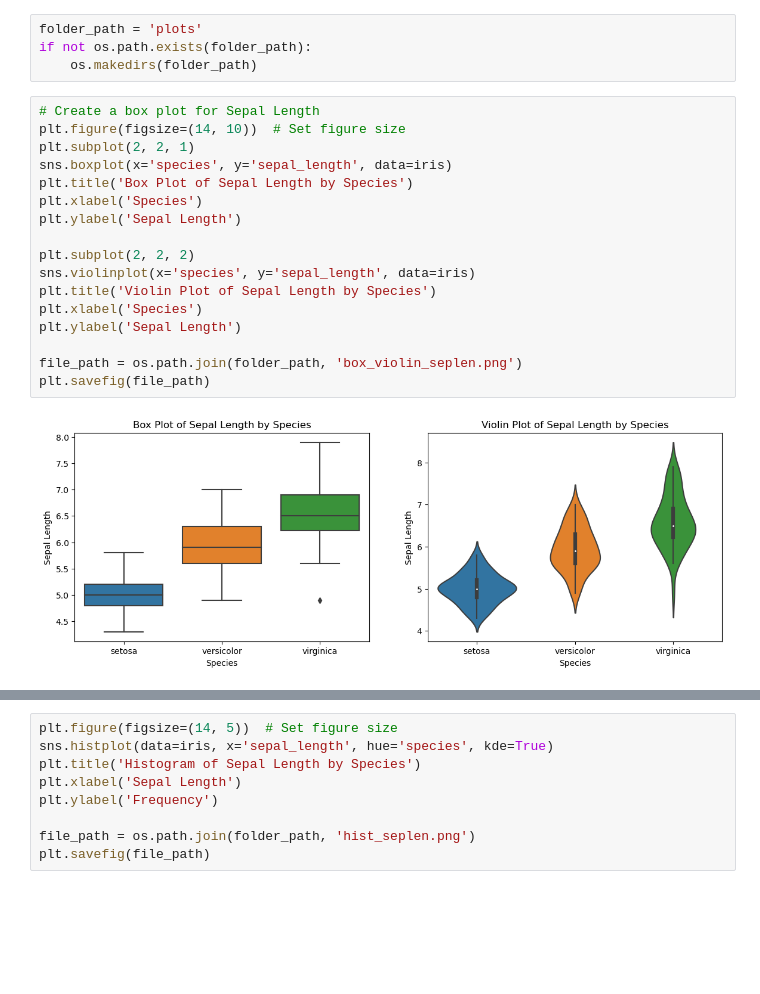
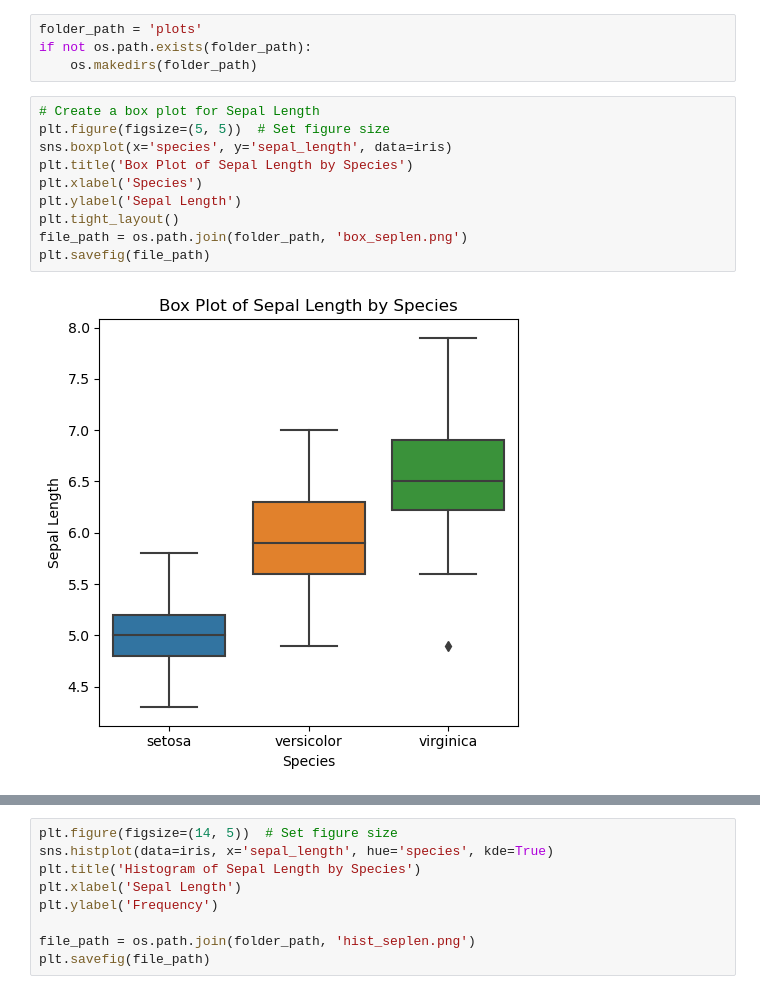
Before and after one commit to nexlanglxm/fundamentals-of-data-analysis, a Jupyter notebook: project.ipynb, the cells around one changed output, grey strips where cells are left out. Drawn from its saved outputs; the diff is of its cells as text; blank space fills up the shorter version.

Commit message:
Clearing some space, changing images

```diff
--- a/project.ipynb
+++ b/project.ipynb
@@ -182,20 +182,13 @@ if not os.path.exists(folder_path):
     os.makedirs(folder_path)
 # %%
 # Create a box plot for Sepal Length
-plt.figure(figsize=(14, 10))  # Set figure size
-plt.subplot(2, 2, 1)
+plt.figure(figsize=(5, 5))  # Set figure size
 sns.boxplot(x='species', y='sepal_length', data=iris)
 plt.title('Box Plot of Sepal Length by Species')
 plt.xlabel('Species')
 plt.ylabel('Sepal Length')
-
-plt.subplot(2, 2, 2)
-sns.violinplot(x='species', y='sepal_length', data=iris)
-plt.title('Violin Plot of Sepal Length by Species')
-plt.xlabel('Species')
-plt.ylabel('Sepal Length')
-
-file_path = os.path.join(folder_path, 'box_violin_seplen.png')
+plt.tight_layout()
+file_path = os.path.join(folder_path, 'box_seplen.png')
 plt.savefig(file_path)
 # %% [output]
-[figure, old version]
+[figure, new version]
```
Also changed, not shown: parts of 3 cells of this notebook.
